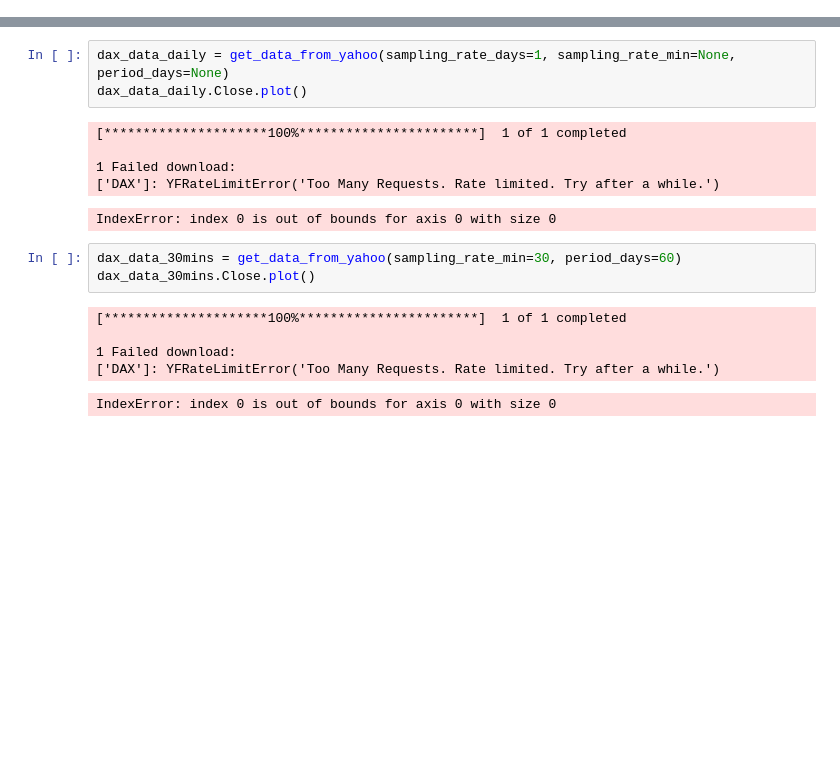
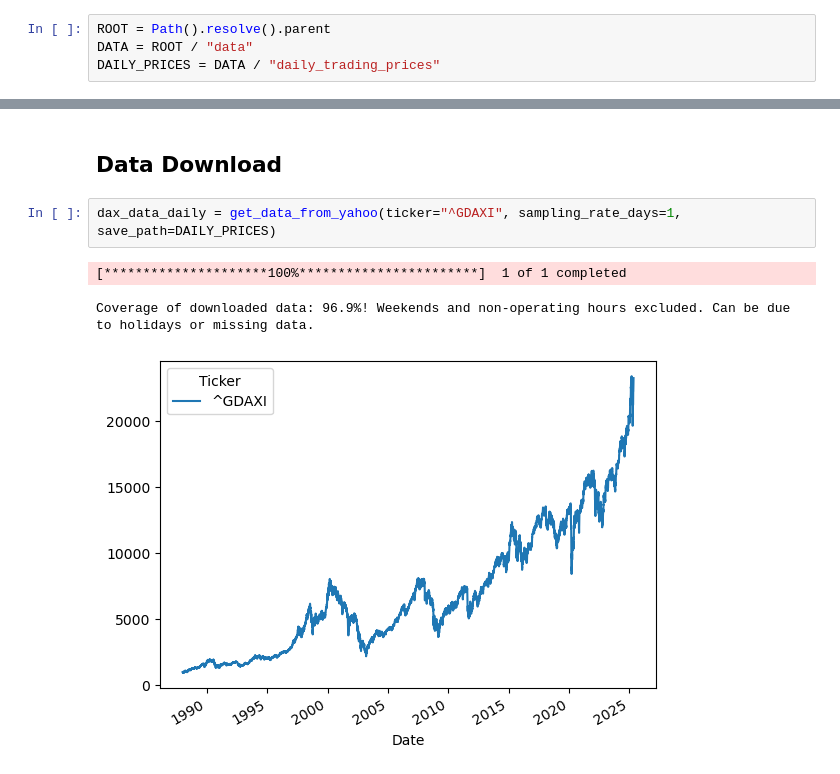
Before and after one commit to paulruesing/hybrid-rl-index-trading, a Jupyter notebook: notebooks/data_pull_dev.ipynb, the cells around one changed output, grey strips where cells are left out. Saved outputs shown, nothing was run; the diff lists cells and outputs as text; blank space fills up the shorter version.

Commit message:
Data Pull Preparations

```diff
--- a/notebooks/data_pull_dev.ipynb
+++ b/notebooks/data_pull_dev.ipynb
@@ -5 +12,5 @@ import pandas as pd
+# %%
+ROOT = Path().resolve().parent
+DATA = ROOT / "data"
+DAILY_PRICES = DATA / "daily_trading_prices"
 # %%
@@ -22,18 +85,8 @@ def get_data_from_yahoo(ticker: str = 'DAX', period_days: int = 60, sampling_rat
-# %%
-dax_data_daily = get_data_from_yahoo(sampling_rate_days=1, sampling_rate_min=None, period_days=None)
-dax_data_daily.Close.plot()
-# %% [output]
-[*********************100%***********************]  1 of 1 completed
-
-1 Failed download:
-['DAX']: YFRateLimitError('Too Many Requests. Rate limited. Try after a while.')
-IndexError: index 0 is out of bounds for axis 0 with size 0
-# %%
-dax_data_30mins = get_data_from_yahoo(sampling_rate_min=30, period_days=60)
-dax_data_30mins.Close.plot()
-# %% [output]
-[*********************100%***********************]  1 of 1 completed
-
-1 Failed download:
-['DAX']: YFRateLimitError('Too Many Requests. Rate limited. Try after a while.')
-IndexError: index 0 is out of bounds for axis 0 with size 0
+# %% [markdown]
+## Data Download
+# %%
+dax_data_daily = get_data_from_yahoo(ticker="^GDAXI", sampling_rate_days=1, save_path=DAILY_PRICES)
+# %% [output]
+[*********************100%***********************]  1 of 1 completed
+Coverage of downloaded data: 96.9%! Weekends and non-operating hours excluded. Can be due to holidays or missing data.
+[figure, added]
```
Also changed, not shown: parts of 7 cells of this notebook, 2 other files.
